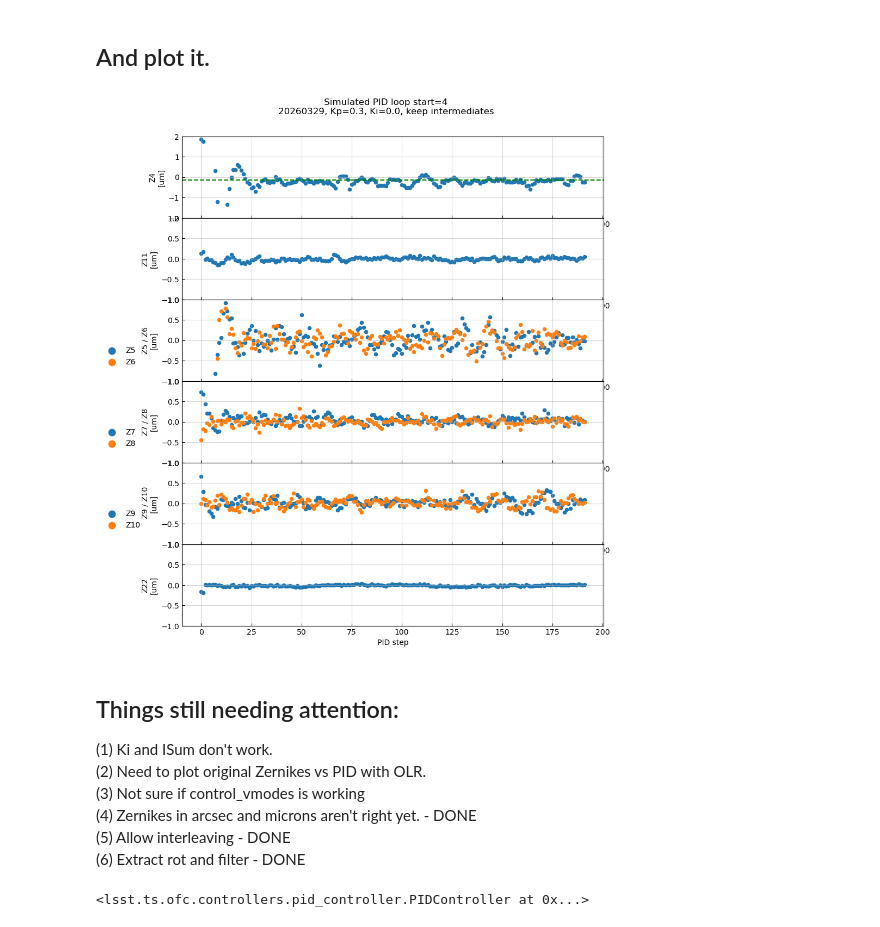
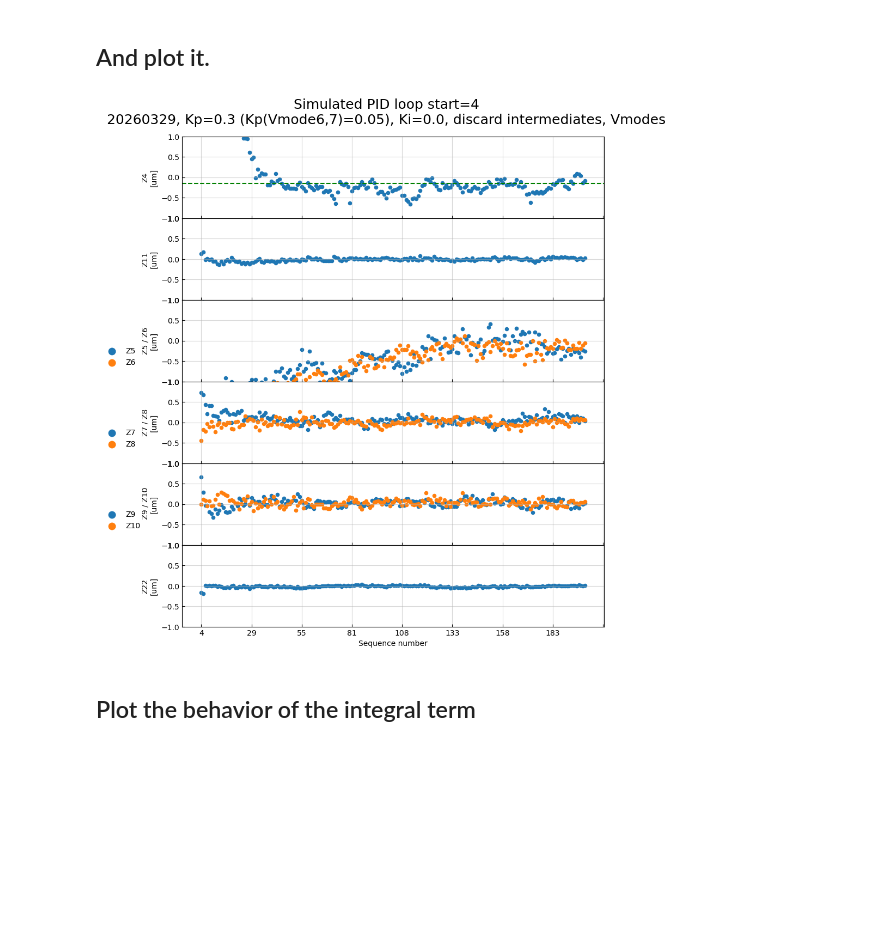
Before and after one commit to lsst-sitcom/ts_aos_analysis, a Jupyter notebook: notebooks/pid_simulations/Open_Loop_Reproduction_Based_PID_Simulator_16Apr26.ipynb, the cells around one changed output. Saved outputs shown, nothing was run; the diff lists cells and outputs as text; code cells hidden in the pictures; blank space fills up the shorter version.

```diff
--- a/notebooks/pid_simulations/Open_Loop_Reproduction_Based_PID_Simulator_16Apr26.ipynb
+++ b/notebooks/pid_simulations/Open_Loop_Reproduction_Based_PID_Simulator_16Apr26.ipynb
@@ -205,6 +205,8 @@ def runPIDStep(ofc, olr_zernikes, Kp, Ki, Kd, Isum, trim, N, stored_tweak, sens_
 # %%
 # Get the OLR zernikes
+# I have just been skipping images where the zernikes have NaNs.
 [seqs, z_measured, z_opens, rots, filters] = extractOpenLoopReproduction(table, seq_start, seq_end, sens_mat)
+z_measured = np.array(z_measured)
 # %% [output]
 44 has Nans
 73 has Nans
@@ -213,6 +219,11 @@ def runPIDStep(ofc, olr_zernikes, Kp, Ki, Kd, Isum, trim, N, stored_tweak, sens_
 # %%
+ofc.controller.kp = Kp
+ofc.controller.ki = Ki
+ofc.controller.kd = Kd
+ofc_data.max_integral = max_integral
+ofc.controller.reset_history()
+
 trim = np.zeros(22)
-Isum = np.zeros(22)
 if discard_intermediates:
     stored_tweak = np.zeros(22)
 else:
@@ -220,14 +231,20 @@ else:
     for i in range(N_correct):
         stored_tweak.append(np.zeros(22))
 new_zernikes = []
+integrals = []
+tweaks = []
+trims = []
+these_seqs = []
 for n, olr_zernikes in enumerate(z_opens):
-    [sim_zernikes, stored_tweak, Isum, trim] = runPIDStep(ofc, olr_zernikes, Kp, Ki, Kd, Isum,
+    [sim_zernikes, stored_tweak, trim] = runPIDStep(ofc, olr_zernikes,
               trim, n, stored_tweak, sens_mat, N_correct=N_correct, rotation_angle=rots[n], filter_name=filters[n],
-              control_vmodes=control_vmodes, subtract_intrinsics=False, discard_intermediates=discard_intermediates,
-              I_mode=I_mode, max_integral=max_integral, max_images=max_images)
+              control_vmodes=control_vmodes, subtract_intrinsics=False, discard_intermediates=discard_intermediates)
+    trims.append(trim)
+    tweaks.append(stored_tweak[-1])
     new_zernikes.append(sim_zernikes)
-    print(n, seqs[n], np.mean(sim_zernikes[:,0]))
-
+    integrals.append(ofc.controller.integral)
+    these_seqs.append(seqs[n])
 new_zernikes = np.array(new_zernikes)
+integrals = np.array(integrals)
 # %% [output]
 StateEstimator WARNING: Number of sensors (4) less than the noise covariance sensor matrix size (8). This mode is not supported yet, so an identity matrix will be used for now.
@@ -255,7 +263,7 @@ array([-6.95787062e+01, -5.25334950e-02,  1.04869599e+00, -5.01976795e-02,
 # %% [markdown]
 ## And plot it.
 # %%
-def plot_PID(loop_zernikes, sub_title):
+def plot_PID(loop_zernikes, sub_title, title, plot_measured=False, z_measured=None):
     zk_groups = [[0], [11 - 4], [1, 2], [3,4], [5, 6], [22]]
     zk_group_labels = ['Z4', 'Z11', 'Z5 / Z6', 'Z7 / Z8', ' Z9 / Z10', 'Z22']
     fig = plt.figure(figsize=(10,10))
@@ -284,35 +292,32 @@ def plot_PID(loop_zernikes, sub_title):
             vals = np.mean(loop_zernikes[:,:,i], axis=1)
             color = 'tab:blue' if zk_idx == 0 else 'tab:orange' if zk_idx == 1 else None
             ax.scatter(xaxis, vals, s=20, color=color, label=zk_label)
+            if plot_measured:
+                vals_2 = np.mean(z_measured[:,:,i], axis=1)
+                meas_color = 'red' if zk_idx == 0 else 'green' if zk_idx == 1 else None
+                ax.scatter(xaxis, vals_2, s=20, color=meas_color, marker='x', label="Meas_"+zk_label)
         ax.set_ylabel(f"{zk_group_labels[id_group]}\n[um]")
         if zk_group_labels[id_group] == 'Z4':
-            ymin=-2; ymax=2
+            ymin=-1; ymax=1
             # This line is showing the recently added focus offset
             ax.axhline(-0.15, ls='--', color='green')
         ax.grid(True, alpha=0.5)
+        ax.set_xticks(xaxis)
+        ax.set_xticklabels(seqs)
         ax.tick_params(direction="in")
         ax.xaxis.set_major_locator(MaxNLocator(integer=True))
         ax.set_ylim(ymin, ymax)
-        ax.set_xlabel("PID step")
+        ax.set_xlabel("Sequence number")
         leg1 = ax.legend(bbox_to_anchor=(-0.20, 0.5), loc='upper left',
                          ncol=1, markerscale=2, frameon=False)
-    my_suptitle = fig.suptitle(f"Simulated PID loop start={seq_start}\n{sub_title}", y=1.02)
+    my_suptitle = fig.suptitle(f"Simulated PID loop start={seq_start}\n{sub_title}", y=1.02, fontsize=18)
 
-    fig.savefig(f"/home/c/cslage/u/MTAOS/times_square_reports/PID_Simulator_3_{day_obs}.png",
+    fig.savefig(f"/home/c/cslage/u/MTAOS/times_square_reports/{title}.png",
                 bbox_inches='tight', pad_inches=1.2, bbox_extra_artists=[my_suptitle])
-# %%
-plot_PID(new_zernikes, f"{day_obs}, Kp=0.3, Ki=0.0, keep intermediates")
-# %% [output]
-[figure, removed]
-# %% [markdown]
-## Things still needing attention:
-(1) Ki and ISum don't work. \
-(2) Need to plot original Zernikes vs PID with OLR. \
-(3) Not sure if control_vmodes is working \
-(4) Zernikes in arcsec and microns aren't right yet. - DONE\
-(5) Allow interleaving - DONE \
-(6) Extract rot and filter - DONE
-# %%
-ofc.controller.
-# %% [output]
-<lsst.ts.ofc.controllers.pid_controller.PIDController at 0x...>
+# %%
+plot_PID(new_zernikes, f"{day_obs}, Kp=0.3 (Kp(Vmode6,7)=0.05), Ki=0.0, discard intermediates, Vmodes",
+        f"PID_Simulator_B3_{day_obs}")#, plot_measured=True, z_measured=z_measured)
+# %% [output]
+[figure, added]
+# %% [markdown]
+## Plot the behavior of the integral term
```
Also changed, not shown: parts of 12 cells of this notebook.
